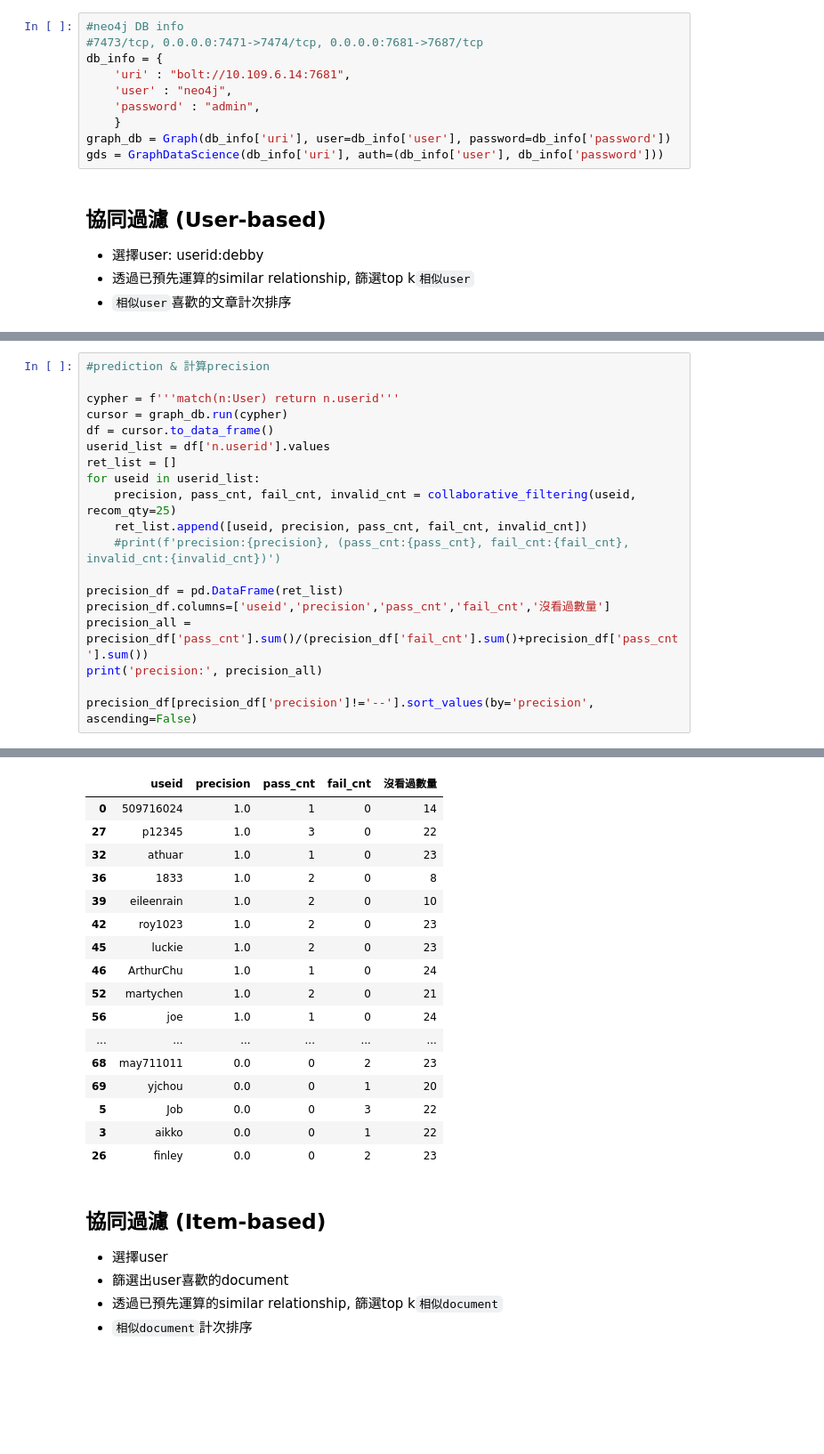
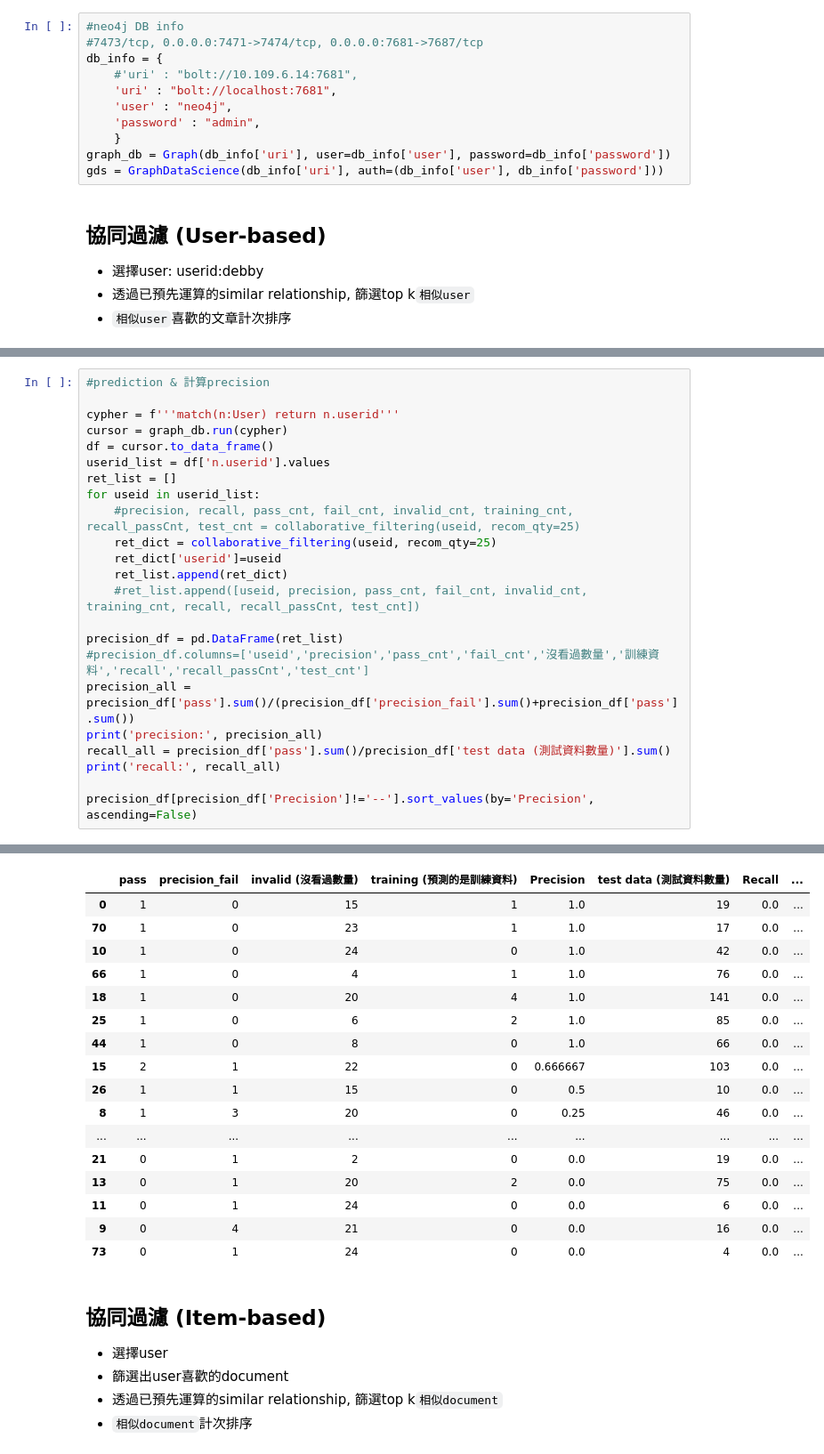
Before and after one commit to Backlu/recommendation_system, a Jupyter notebook: recommendation_system.ipynb, the cells around one changed output, grey strips where cells are left out. Shown at 89% size. Cells and saved outputs as stored; diff of their text form; blank space fills up the shorter version.

```diff
--- a/recommendation_system.ipynb
+++ b/recommendation_system.ipynb
@@ -23,7 +22,8 @@ The autoreload extension is already loaded. To reload it, use:
 #neo4j DB info
 #7473/tcp, 0.0.0.0:7471->7474/tcp, 0.0.0.0:7681->7687/tcp
 db_info = {
-    'uri' : "bolt://10.109.6.14:7681",
+    #'uri' : "bolt://10.109.6.14:7681",
+    'uri' : "bolt://localhost:7681",
     'user' : "neo4j",
     'password' : "admin",
     }
@@ -94,14 +127,18 @@ df = cursor.to_data_frame()
 userid_list = df['n.userid'].values
 ret_list = []
 for useid in userid_list:
-    precision, pass_cnt, fail_cnt, invalid_cnt = collaborative_filtering(useid, recom_qty=25)
-    ret_list.append([useid, precision, pass_cnt, fail_cnt, invalid_cnt])
-    #print(f'precision:{precision}, (pass_cnt:{pass_cnt}, fail_cnt:{fail_cnt}, invalid_cnt:{invalid_cnt})')
+    #precision, recall, pass_cnt, fail_cnt, invalid_cnt, training_cnt, recall_passCnt, test_cnt = collaborative_filtering(useid, recom_qty=25)
+    ret_dict = collaborative_filtering(useid, recom_qty=25)
+    ret_dict['userid']=useid
+    ret_list.append(ret_dict)
+    #ret_list.append([useid, precision, pass_cnt, fail_cnt, invalid_cnt, training_cnt, recall, recall_passCnt, test_cnt])
 
 precision_df = pd.DataFrame(ret_list)
-precision_df.columns=['useid','precision','pass_cnt','fail_cnt','沒看過數量']
-precision_all = precision_df['pass_cnt'].sum()/(precision_df['fail_cnt'].sum()+precision_df['pass_cnt'].sum())
+#precision_df.columns=['useid','precision','pass_cnt','fail_cnt','沒看過數量','訓練資料','recall','recall_passCnt','test_cnt']
+precision_all = precision_df['pass'].sum()/(precision_df['precision_fail'].sum()+precision_df['pass'].sum())
 print('precision:', precision_all)
+recall_all = precision_df['pass'].sum()/precision_df['test data (測試資料數量)'].sum()
+print('recall:', recall_all)
 
-precision_df[precision_df['precision']!='--'].sort_values(by='precision', ascending=False)
+precision_df[precision_df['Precision']!='--'].sort_values(by='Precision', ascending=False)
 # %% [output]
@@ -109,20 +147,20 @@ precision: 0.5625
-|  | useid | precision | pass_cnt | fail_cnt | 沒看過數量 |
-| 0 | 509716024 | 1.0 | 1 | 0 | 14 |
-| 27 | p12345 | 1.0 | 3 | 0 | 22 |
-| 32 | athuar | 1.0 | 1 | 0 | 23 |
-| 36 | 1833 | 1.0 | 2 | 0 | 8 |
-| 39 | eileenrain | 1.0 | 2 | 0 | 10 |
-| 42 | roy1023 | 1.0 | 2 | 0 | 23 |
-| 45 | luckie | 1.0 | 2 | 0 | 23 |
-| 46 | ArthurChu | 1.0 | 1 | 0 | 24 |
-| 52 | martychen | 1.0 | 2 | 0 | 21 |
-| 56 | joe | 1.0 | 1 | 0 | 24 |
-| ... | ... | ... | ... | ... | ... |
-| 68 | may711011 | 0.0 | 0 | 2 | 23 |
-| 69 | yjchou | 0.0 | 0 | 1 | 20 |
-| 5 | Job | 0.0 | 0 | 3 | 22 |
-| 3 | aikko | 0.0 | 0 | 1 | 22 |
-| 26 | finley | 0.0 | 0 | 2 | 23 |
+|  | pass | precision_fail | invalid (沒看過數量) | training (預測的是訓練資料) | Precision | test data (測試資料數量) | Recall | ... |
+| 0 | 1 | 0 | 15 | 1 | 1.0 | 19 | 0.0 | ... |
+| 70 | 1 | 0 | 23 | 1 | 1.0 | 17 | 0.0 | ... |
+| 10 | 1 | 0 | 24 | 0 | 1.0 | 42 | 0.0 | ... |
+| 66 | 1 | 0 | 4 | 1 | 1.0 | 76 | 0.0 | ... |
+| 18 | 1 | 0 | 20 | 4 | 1.0 | 141 | 0.0 | ... |
+| 25 | 1 | 0 | 6 | 2 | 1.0 | 85 | 0.0 | ... |
+| 44 | 1 | 0 | 8 | 0 | 1.0 | 66 | 0.0 | ... |
+| 15 | 2 | 1 | 22 | 0 | 0.666667 | 103 | 0.0 | ... |
+| 26 | 1 | 1 | 15 | 0 | 0.5 | 10 | 0.0 | ... |
+| 8 | 1 | 3 | 20 | 0 | 0.25 | 46 | 0.0 | ... |
+| ... | ... | ... | ... | ... | ... | ... | ... | ... |
+| 21 | 0 | 1 | 2 | 0 | 0.0 | 19 | 0.0 | ... |
+| 13 | 0 | 1 | 20 | 2 | 0.0 | 75 | 0.0 | ... |
+| 11 | 0 | 1 | 24 | 0 | 0.0 | 6 | 0.0 | ... |
+| 9 | 0 | 4 | 21 | 0 | 0.0 | 16 | 0.0 | ... |
+| 73 | 0 | 1 | 24 | 0 | 0.0 | 4 | 0.0 | ... |
 # %% [markdown]
 ## **協同過濾 (Item-based)**
 - 選擇user
```
Also changed, not shown: parts of 6 cells of this notebook, 3 other files.
